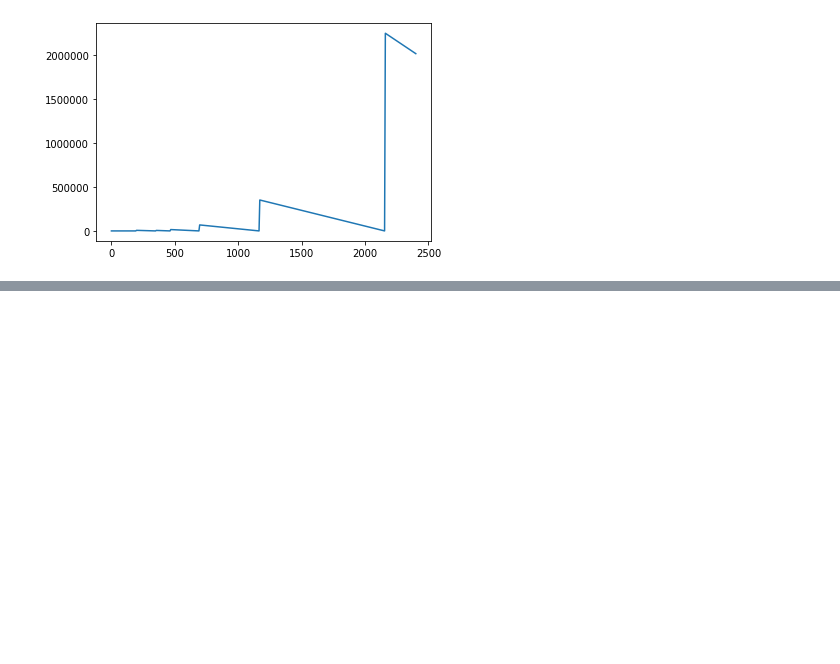
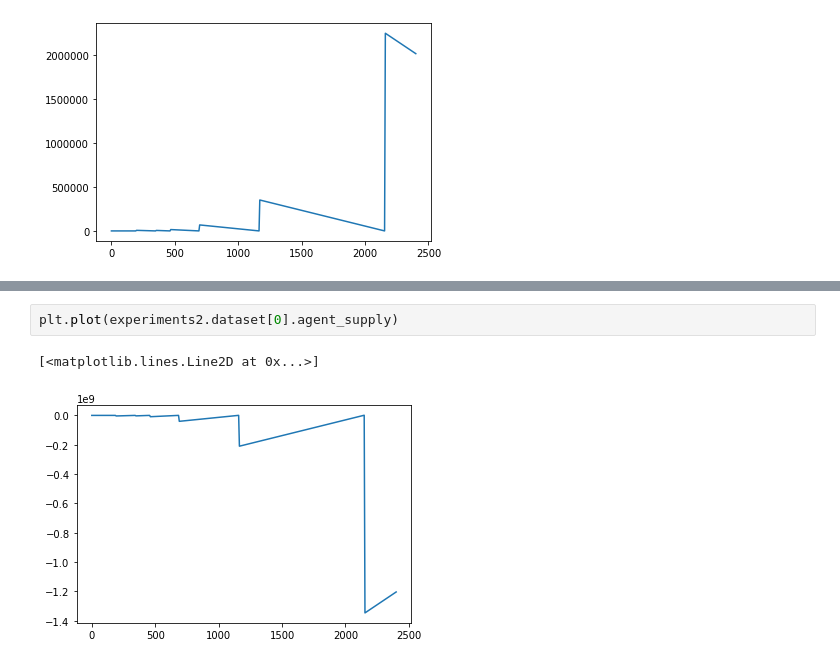
Before and after one commit to BlockScience/Risk-Adjusted-Bonding-Curves, a Jupyter notebook: Model/bondingcurve_tests.ipynb, the cells around one changed output, grey strips where cells are left out. Saved outputs shown, nothing was run; the diff lists cells and outputs as text; blank space fills up the shorter version.

```diff
--- a/Model/bondingcurve_tests.ipynb
+++ b/Model/bondingcurve_tests.ipynb
@@ -113,0 +119,5 @@ plt.plot(experiments2.dataset[0].spot_price)
+# %%
+plt.plot(experiments2.dataset[0].agent_supply)
+# %% [output]
+[<matplotlib.lines.Line2D at 0x...>]
+[figure, added]
```
Also changed, not shown: parts of 2 cells of this notebook, 1 other file.
